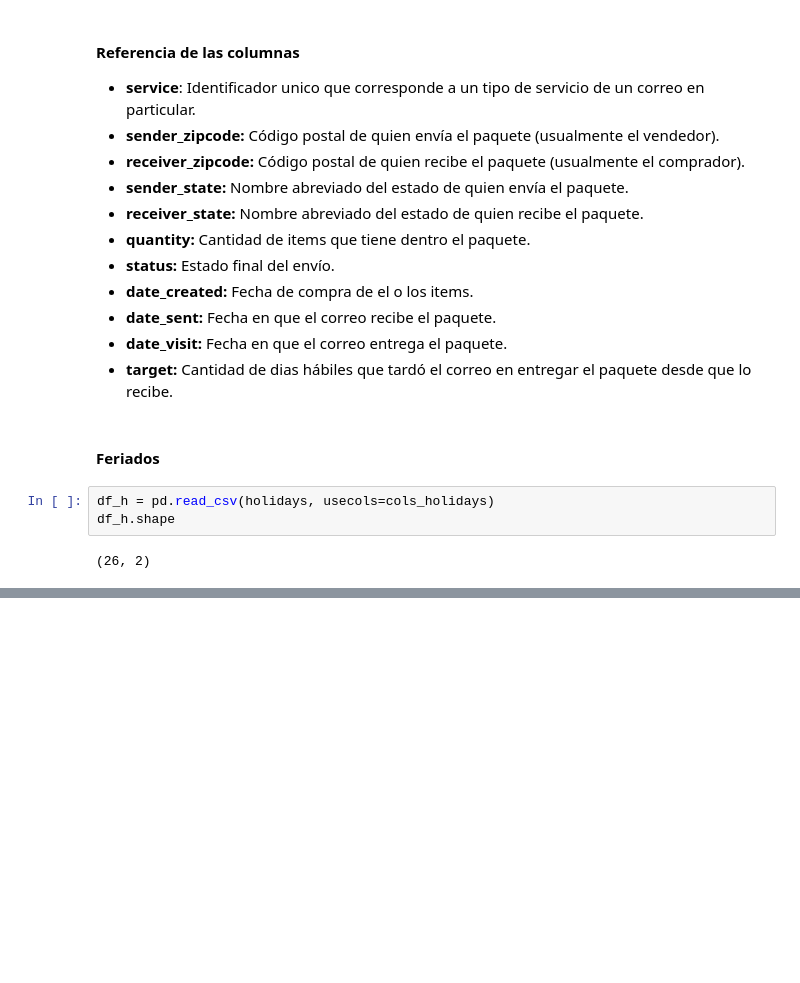
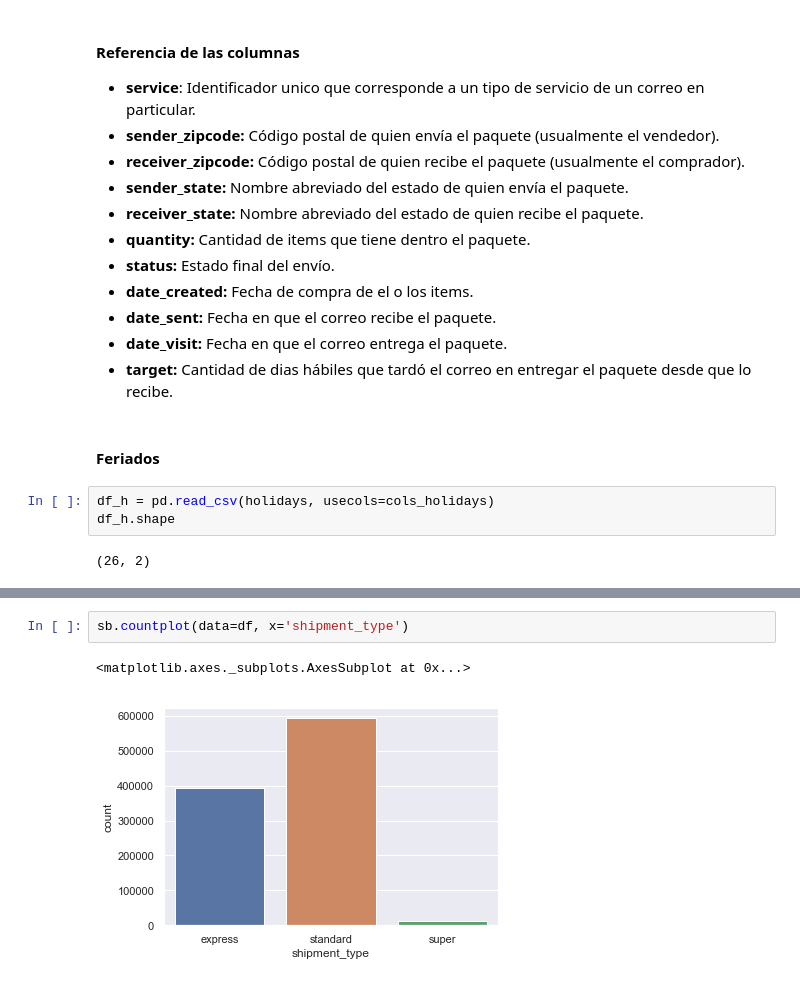
Before and after one commit to manquius/series_temporales, a Jupyter notebook: Practico1.ipynb, the cells around one changed output, grey strips where cells are left out. Drawn from its saved outputs; the diff is of its cells as text; blank space fills up the shorter version.

```diff
--- a/Practico1.ipynb
+++ b/Practico1.ipynb
@@ -89,0 +125,5 @@ df_h.sample(5)
+# %%
+sb.countplot(data=df, x='shipment_type')
+# %% [output]
+<matplotlib.axes._subplots.AxesSubplot at 0x...>
+[figure, added]
```
Also changed, not shown: parts of 45 cells of this notebook.
